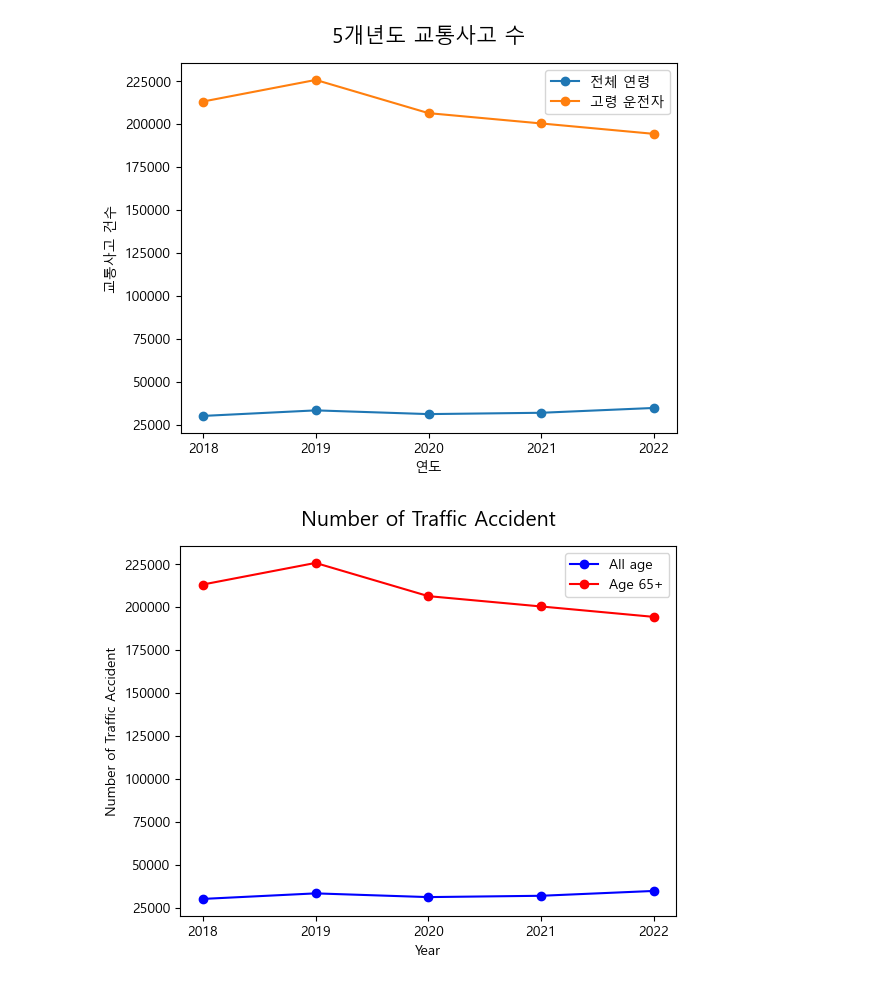
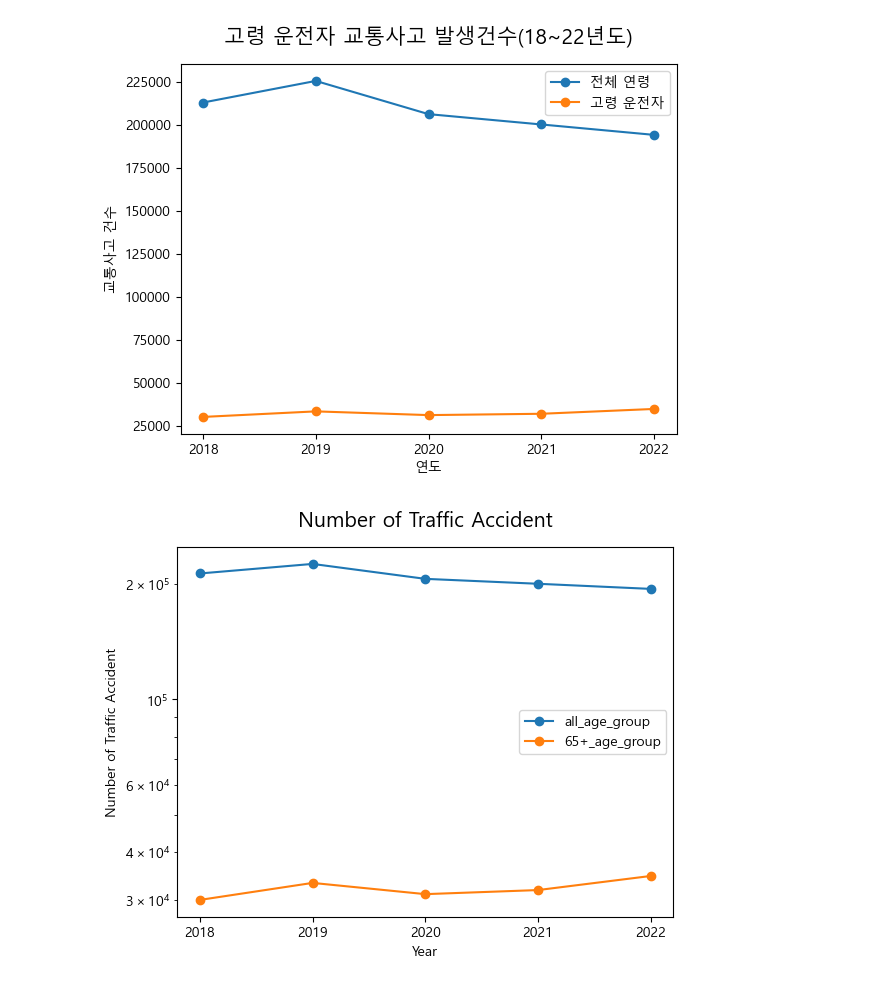
Before and after one commit to hkle2/Elderly_driver_traffic_accident_project, a Jupyter notebook: Code/traffic_accident_5_v2.ipynb, the cells around one changed output. Drawn from its saved outputs; the diff is of its cells as text; code cells hidden in the pictures.

```diff
--- a/Code/traffic_accident_5_v2.ipynb
+++ b/Code/traffic_accident_5_v2.ipynb
@@ -40,7 +42,7 @@ traffic_accident_sql = """
 """
 # %%
 traffic_accident_df = client.query(traffic_accident_sql).to_dataframe()
-traffic_accident_df.index = ["total", "65+"]
+traffic_accident_df.index = ["65+", "total"]
 traffic_accident_df.rename(columns={"total_2018": "2018", "total_2019": "2019", "total_2020": "2020", "total_2021": "2021", "total_2022": "2022"}, inplace=True)
 # %%
 traffic_accident_df
@@ -51,5 +106,5 @@ traffic_accident_df
 # %%
-plt.title("5개년도 교통사고 수", size=15, pad=15)
+plt.title("고령 운전자 교통사고 발생건수(18~22년도)", size=15, pad=15)
 plt.xlabel("연도")
 plt.ylabel("교통사고 건수")
 
@@ -58,15 +113,16 @@ plt.plot(traffic_accident_df.loc["65+"], marker="o", label="고령 운전자")
 plt.legend(loc="best")
 plt.savefig("./result/traffic_accident_v3.png", bbox_inches="tight")
 # %% [output]
-[figure, old version]
+[figure, new version]
 # %%
 plt.title("Number of Traffic Accident", size=15, pad=15)
 plt.xlabel("Year")
 plt.ylabel("Number of Traffic Accident")
 
-plt.plot(traffic_accident_df.loc["total"], marker="o", color="blue", label="All age")
-plt.plot(traffic_accident_df.loc["65+"], marker="o", color="red", label="Age 65+")
+plt.plot(traffic_accident_df.loc["total"], marker="o", label="all_age_group")
+plt.plot(traffic_accident_df.loc["65+"], marker="o", label="65+_age_group")
+plt.yscale("log")
 plt.legend(loc="best")
 plt.savefig("./result/traffic_accident_v2.png", bbox_inches="tight")
 # %% [output]
-[figure, old version]
+[figure, new version]
```
Also changed, not shown: parts of 5 cells of this notebook, 40 other files.
